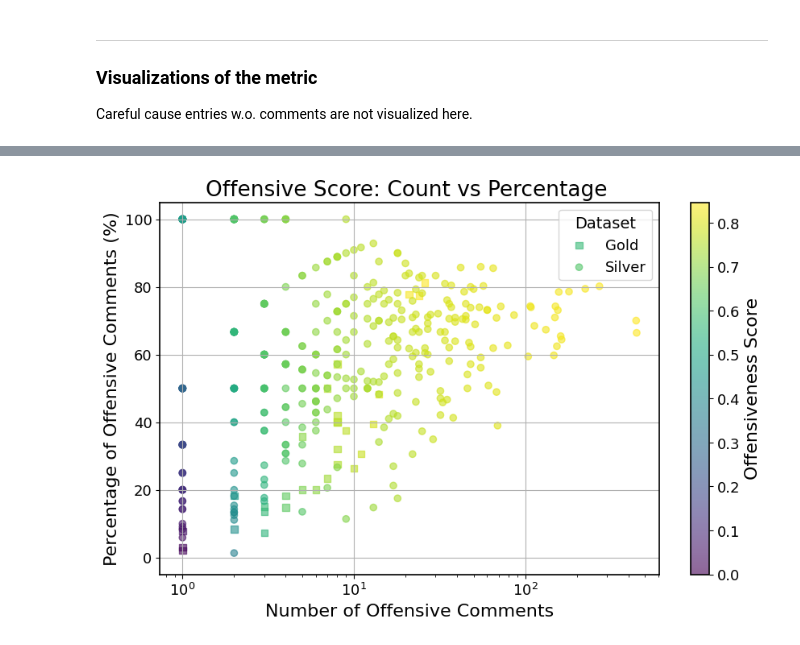
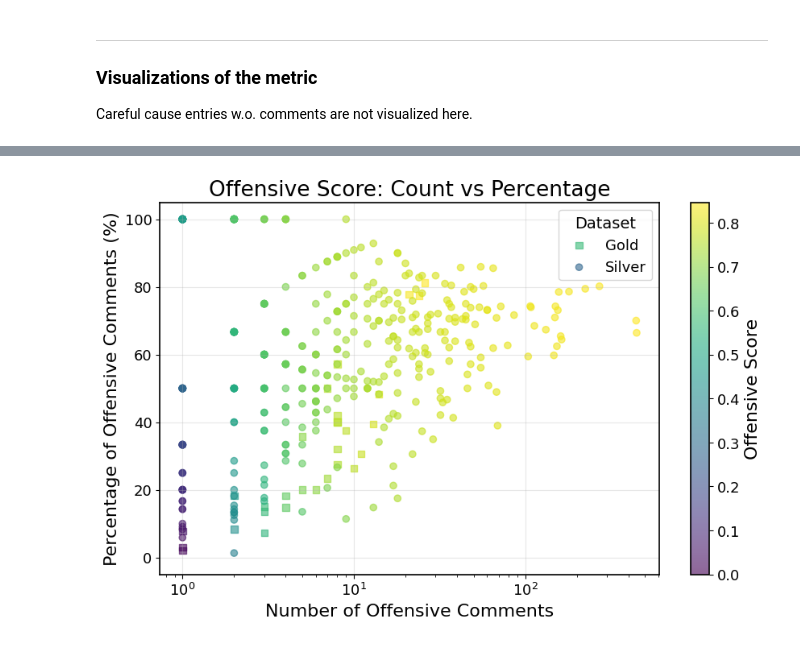
Before and after one commit to SDavenia/hateradar, a Jupyter notebook: visualize_statistics.ipynb, the cells around one changed output, grey strips where cells are left out. Saved outputs shown, nothing was run; the diff lists cells and outputs as text; code cells hidden in the pictures.

```diff
--- a/visualize_statistics.ipynb
+++ b/visualize_statistics.ipynb
@@ -330,0 +333,3 @@ plt.show()
+# %%
+import pandas as pd
+df_video = pd.read_csv("video_dataset.csv")
@@ -492,47 +540,64 @@ grouped_total
 # %%
 import matplotlib.pyplot as plt
+import numpy as np
 
-# Compute percentage of offensive comments
-grouped_total['offensive_pct'] = (grouped_total['n_off'] / grouped_total['n']) * 100
+# ------------------------------------------------------------------
+# Copy and compute percentage
+# ------------------------------------------------------------------
+plot_df = df_video.copy()
+
+plot_df["offensive_pct"] = (
+    plot_df["num_offensive_comments"] /
+    plot_df["num_comments"].replace(0, np.nan)
+) * 100
 
 plt.figure(figsize=(10, 6))
 
 # Gold = square
-gold = grouped_total[grouped_total['dataset'] == 'gold']
+gold = plot_df[plot_df["type"].str.lower() == "gold"]
+
 sc_gold = plt.scatter(
-    gold['n_off'],
-    gold['offensive_pct'],
-    c=gold['offensive_score'],
-    cmap='viridis',
+    gold["num_offensive_comments"],
+    gold["offensive_pct"],
+    c=gold["offensive_score"],
+    cmap="viridis",
     alpha=0.6,
-    marker='s',   # square
-    label='Gold'
+    marker="s",
+    label="Gold"
 )
 
 # Silver = circle
-silver = grouped_total[grouped_total['dataset'] == 'silver']
+silver = plot_df[plot_df["type"].str.lower() == "silver"]
+
 sc_silver = plt.scatter(
-    silver['n_off'],
-    silver['offensive_pct'],
-    c=silver['offensive_score'],
-    cmap='viridis',
+    silver["num_offensive_comments"],
+    silver["offensive_pct"],
+    c=silver["offensive_score"],
+    cmap="viridis",
     alpha=0.6,
-    marker='o',   # circle
-    label='Silver'
+    marker="o",
+    label="Silver"
 )
-# log x-axis
-plt.xscale('log')
-plt.xlabel('Number of Offensive Comments')
-plt.ylabel('Percentage of Offensive Comments (%)')
-plt.title('Offensive Score: Count vs Percentage ')
 
+# Log x-axis
+plt.xscale("log")
 
-# Colorbar (both scatters use the same colormap)
-plt.colorbar(sc_gold, label='Offensiveness Score')
+plt.xlabel("Number of Offensive Comments")
+plt.ylabel("Percentage of Offensive Comments (%)")
+plt.title("Offensive Score: Count vs Percentage")
 
-plt.legend(title='Dataset')
-plt.grid(True)
-plt.savefig("offensive_score.png", bbox_inches="tight", dpi=300) # raster fallback
+# Shared colorbar
+plt.colorbar(sc_gold, label="Offensive Score")
+
+plt.legend(title="Dataset")
+plt.grid(True, alpha=0.3)
+
+plt.savefig(
+    "offensive_score.png",
+    bbox_inches="tight",
+    dpi=300
+)
+
 plt.show()
 # %% [output]
-[figure, old version]
+[figure, new version]
```
Also changed, not shown: parts of 11 cells of this notebook.
